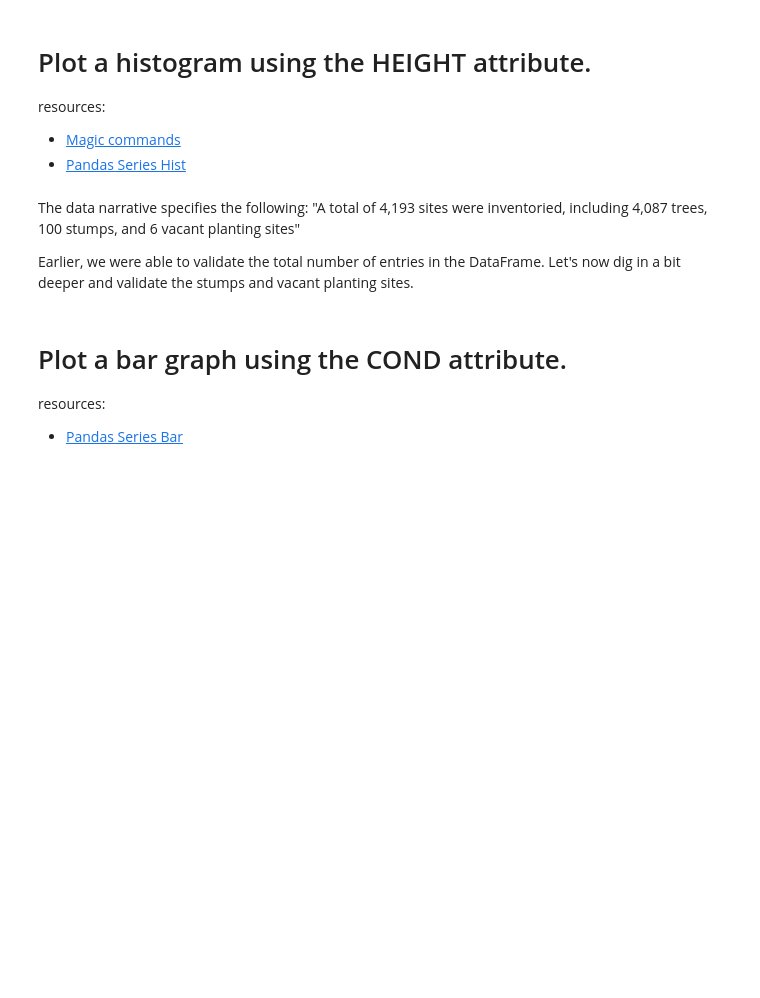
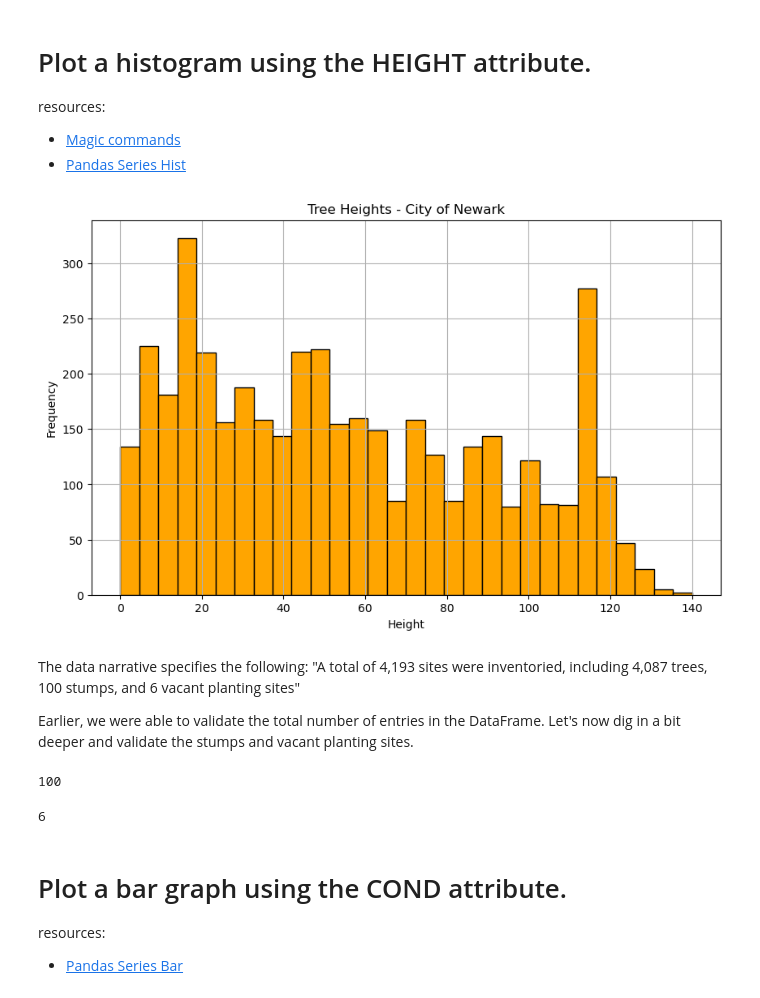
Before and after one commit to TimLinkous/DataEngineering.Labs.CityOfNewarkDETreeSurvey, a Jupyter notebook: newark_de_tree_survey.ipynb, the cells around one changed output. Drawn from its saved outputs; the diff is of its cells as text; code cells hidden in the pictures; blank space fills up the shorter version.

Commit message:
plot, bar, pie

```diff
--- a/newark_de_tree_survey.ipynb
+++ b/newark_de_tree_survey.ipynb
@@ -135,3 +145,14 @@ resources:
+# %%
+# Create a histogram using the HEIGHT attribute here
+plt.figure(figsize=(10,6))
+plt.hist(df_filtered['HEIGHT'], bins=30, edgecolor='black', color='orange')
+plt.title('Tree Heights - City of Newark')
+plt.xlabel("Height")
+plt.ylabel("Frequency")
+plt.grid(True)
+plt.show()
+# %% [output]
+[figure, added]
 # %% [markdown]
 The data narrative specifies the following:
 "A total of 4,193 sites were inventoried, including 4,087 trees, 100 stumps, and 6 vacant planting sites"
@@ -139,6 +160,14 @@ The data narrative specifies the following:
 Earlier, we were able to validate the total number of entries in the DataFrame. Let's now dig in a bit deeper and validate the stumps and vacant planting sites.
 # %%
 # How many entries are stumps
+stumps=df_filtered[(df_filtered['COMMON'] == 'stump')].shape[0]
+print(stumps)
+# %% [output]
+100
 # %%
 # How many entries are vacant sites
+vacant_sites = (df_filtered['COMMON'].str.contains('vacant').sum())
+vacant_sites
+# %% [output]
+6
 # %%
```
Also changed, not shown: parts of 15 cells of this notebook, 1 other file.
